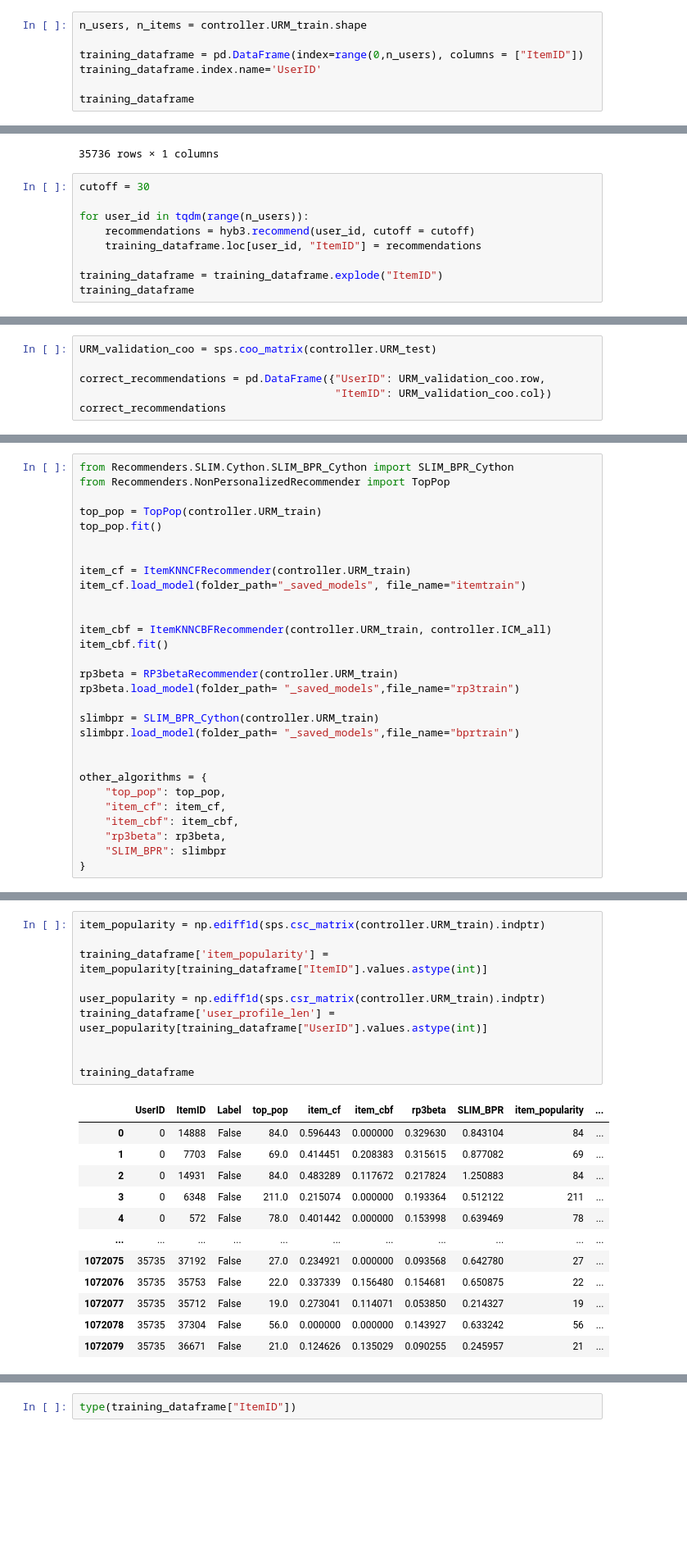
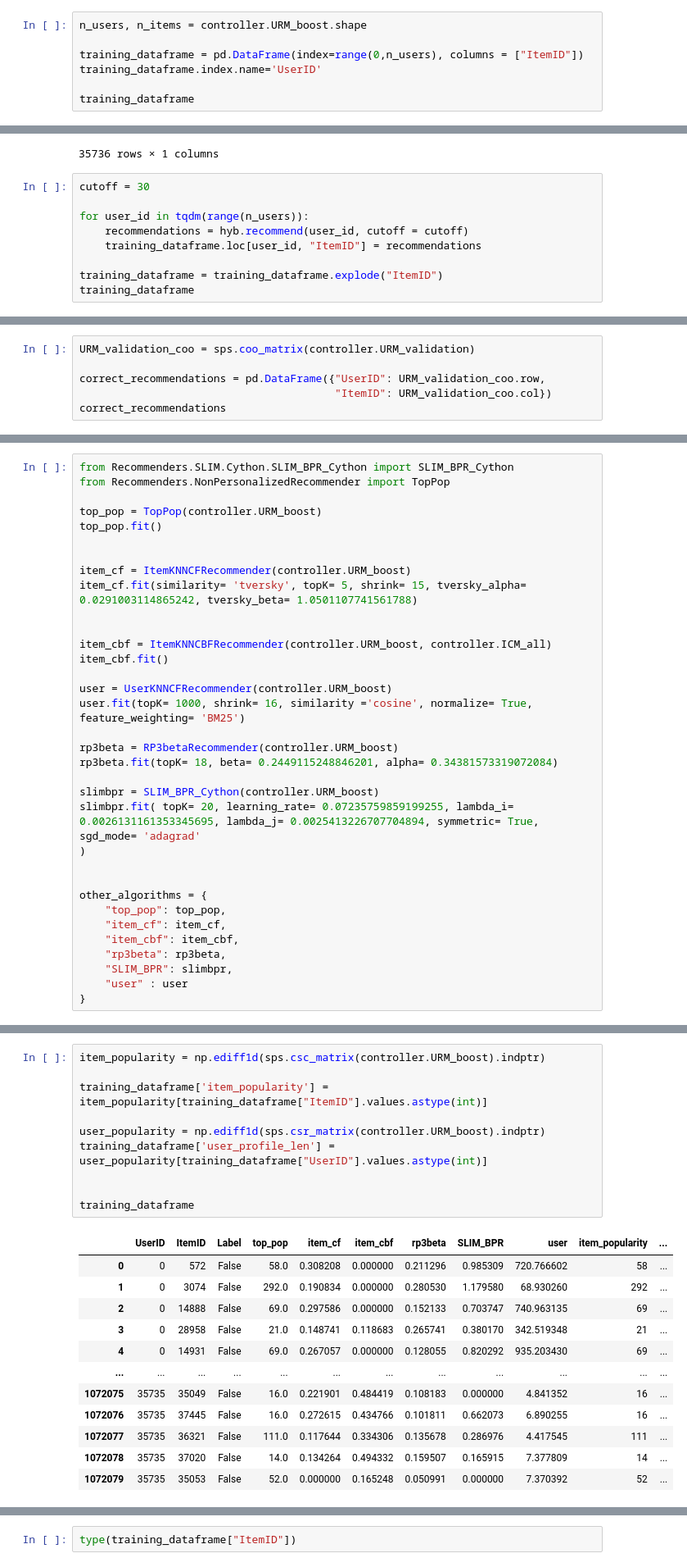
Before and after one commit to lippa66002/RecSysProject, a Jupyter notebook: Boost.ipynb, the cells around one changed output, grey strips where cells are left out. Shown at 82% size. Cells and saved outputs as stored; diff of their text form; blank space fills up the shorter version.

Commit message:
training

```diff
--- a/Boost.ipynb
+++ b/Boost.ipynb
@@ -62,6 +52,6 @@ EASE_R_Recommender: Loading model from file '_saved_modelseasetrain'
 EASE_R_Recommender: Loading complete
 # %%
-n_users, n_items = controller.URM_train.shape
+n_users, n_items = controller.URM_boost.shape
 
 training_dataframe = pd.DataFrame(index=range(0,n_users), columns = ["ItemID"])
 training_dataframe.index.name='UserID'
@@ -86,7 +76,7 @@ training_dataframe
 cutoff = 30
 
 for user_id in tqdm(range(n_users)):
-    recommendations = hyb3.recommend(user_id, cutoff = cutoff)
+    recommendations = hyb.recommend(user_id, cutoff = cutoff)
     training_dataframe.loc[user_id, "ItemID"] = recommendations
 
 training_dataframe = training_dataframe.explode("ItemID")
@@ -108,6 +98,6 @@ training_dataframe
 1072080 rows × 1 columns
 # %%
-URM_validation_coo = sps.coo_matrix(controller.URM_test)
+URM_validation_coo = sps.coo_matrix(controller.URM_validation)
 
 correct_recommendations = pd.DataFrame({"UserID": URM_validation_coo.row,
                                         "ItemID": URM_validation_coo.col})
@@ -165,22 +155,26 @@ training_dataframe
 from Recommenders.SLIM.Cython.SLIM_BPR_Cython import SLIM_BPR_Cython
 from Recommenders.NonPersonalizedRecommender import TopPop
 
-top_pop = TopPop(controller.URM_train)
+top_pop = TopPop(controller.URM_boost)
 top_pop.fit()
 
 
-item_cf = ItemKNNCFRecommender(controller.URM_train)
-item_cf.load_model(folder_path="_saved_models", file_name="itemtrain")
+item_cf = ItemKNNCFRecommender(controller.URM_boost)
+item_cf.fit(similarity= 'tversky', topK= 5, shrink= 15, tversky_alpha= 0.0291003114865242, tversky_beta= 1.0501107741561788)
 
 
-item_cbf = ItemKNNCBFRecommender(controller.URM_train, controller.ICM_all)
+item_cbf = ItemKNNCBFRecommender(controller.URM_boost, controller.ICM_all)
 item_cbf.fit()
 
-rp3beta = RP3betaRecommender(controller.URM_train)
-rp3beta.load_model(folder_path= "_saved_models",file_name="rp3train")
+user = UserKNNCFRecommender(controller.URM_boost)
+user.fit(topK= 1000, shrink= 16, similarity ='cosine', normalize= True, feature_weighting= 'BM25')
 
-slimbpr = SLIM_BPR_Cython(controller.URM_train)
-slimbpr.load_model(folder_path= "_saved_models",file_name="bprtrain")
+rp3beta = RP3betaRecommender(controller.URM_boost)
+rp3beta.fit(topK= 18, beta= 0.2449115248846201, alpha= 0.34381573319072084)
+
+slimbpr = SLIM_BPR_Cython(controller.URM_boost)
+slimbpr.fit( topK= 20, learning_rate= 0.07235759859199255, lambda_i= 0.0026131161353345695, lambda_j= 0.0025413226707704894, symmetric= True, sgd_mode= 'adagrad'
+)
 
 
 other_algorithms = {
@@ -188,6 +182,7 @@ other_algorithms = {
     "item_cf": item_cf,
     "item_cbf": item_cbf,
     "rp3beta": rp3beta,
-    "SLIM_BPR": slimbpr
+    "SLIM_BPR": slimbpr,
+    "user" : user
 }
 # %% [output]
@@ -237,23 +235,23 @@ ICM_features'''
 # %%
-item_popularity = np.ediff1d(sps.csc_matrix(controller.URM_train).indptr)
+item_popularity = np.ediff1d(sps.csc_matrix(controller.URM_boost).indptr)
 
 training_dataframe['item_popularity'] = item_popularity[training_dataframe["ItemID"].values.astype(int)]
 
-user_popularity = np.ediff1d(sps.csr_matrix(controller.URM_train).indptr)
+user_popularity = np.ediff1d(sps.csr_matrix(controller.URM_boost).indptr)
 training_dataframe['user_profile_len'] = user_popularity[training_dataframe["UserID"].values.astype(int)]
 
 
 training_dataframe
 # %% [output]
-|  | UserID | ItemID | Label | top_pop | item_cf | item_cbf | rp3beta | SLIM_BPR | item_popularity | ... |
-| 0 | 0 | 14888 | False | 84.0 | 0.596443 | 0.000000 | 0.329630 | 0.843104 | 84 | ... |
-| 1 | 0 | 7703 | False | 69.0 | 0.414451 | 0.208383 | 0.315615 | 0.877082 | 69 | ... |
-| 2 | 0 | 14931 | False | 84.0 | 0.483289 | 0.117672 | 0.217824 | 1.250883 | 84 | ... |
-| 3 | 0 | 6348 | False | 211.0 | 0.215074 | 0.000000 | 0.193364 | 0.512122 | 211 | ... |
-| 4 | 0 | 572 | False | 78.0 | 0.401442 | 0.000000 | 0.153998 | 0.639469 | 78 | ... |
-| ... | ... | ... | ... | ... | ... | ... | ... | ... | ... | ... |
-| 1072075 | 35735 | 37192 | False | 27.0 | 0.234921 | 0.000000 | 0.093568 | 0.642780 | 27 | ... |
-| 1072076 | 35735 | 35753 | False | 22.0 | 0.337339 | 0.156480 | 0.154681 | 0.650875 | 22 | ... |
-| 1072077 | 35735 | 35712 | False | 19.0 | 0.273041 | 0.114071 | 0.053850 | 0.214327 | 19 | ... |
-| 1072078 | 35735 | 37304 | False | 56.0 | 0.000000 | 0.000000 | 0.143927 | 0.633242 | 56 | ... |
-| 1072079 | 35735 | 36671 | False | 21.0 | 0.124626 | 0.135029 | 0.090255 | 0.245957 | 21 | ... |
+|  | UserID | ItemID | Label | top_pop | item_cf | item_cbf | rp3beta | SLIM_BPR | user | item_popularity | ... |
+| 0 | 0 | 572 | False | 58.0 | 0.308208 | 0.000000 | 0.211296 | 0.985309 | 720.766602 | 58 | ... |
+| 1 | 0 | 3074 | False | 292.0 | 0.190834 | 0.000000 | 0.280530 | 1.179580 | 68.930260 | 292 | ... |
+| 2 | 0 | 14888 | False | 69.0 | 0.297586 | 0.000000 | 0.152133 | 0.703747 | 740.963135 | 69 | ... |
+| 3 | 0 | 28958 | False | 21.0 | 0.148741 | 0.118683 | 0.265741 | 0.380170 | 342.519348 | 21 | ... |
+| 4 | 0 | 14931 | False | 69.0 | 0.267057 | 0.000000 | 0.128055 | 0.820292 | 935.203430 | 69 | ... |
+| ... | ... | ... | ... | ... | ... | ... | ... | ... | ... | ... | ... |
+| 1072075 | 35735 | 35049 | False | 16.0 | 0.221901 | 0.484419 | 0.108183 | 0.000000 | 4.841352 | 16 | ... |
+| 1072076 | 35735 | 37445 | False | 16.0 | 0.272615 | 0.434766 | 0.101811 | 0.662073 | 6.890255 | 16 | ... |
+| 1072077 | 35735 | 36321 | False | 111.0 | 0.117644 | 0.334306 | 0.135678 | 0.286976 | 4.417545 | 111 | ... |
+| 1072078 | 35735 | 37020 | False | 14.0 | 0.134264 | 0.494332 | 0.159507 | 0.165915 | 7.377809 | 14 | ... |
+| 1072079 | 35735 | 35053 | False | 52.0 | 0.000000 | 0.165248 | 0.050991 | 0.000000 | 7.370392 | 52 | ... |
```
Also changed, not shown: parts of 34 cells of this notebook.
